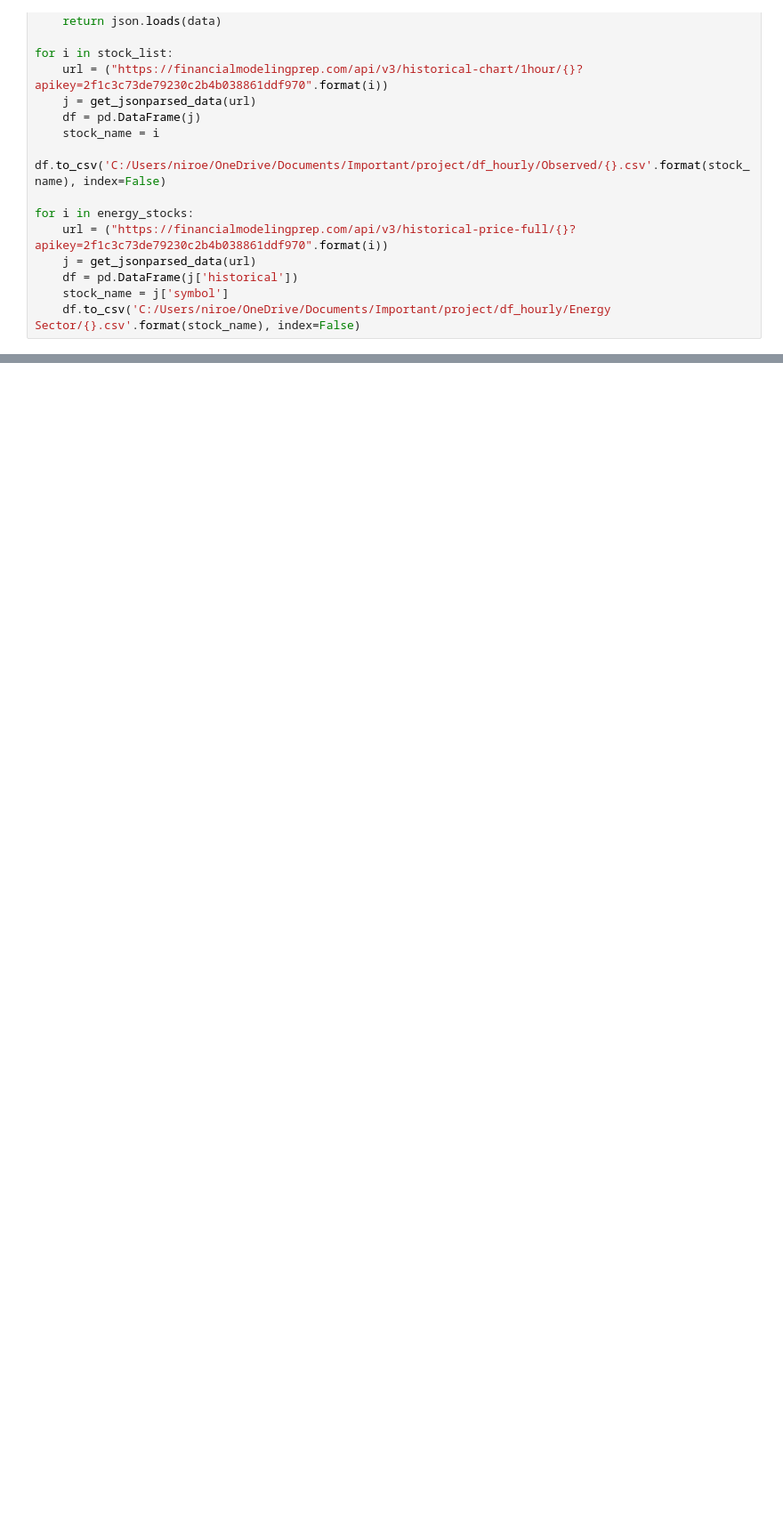
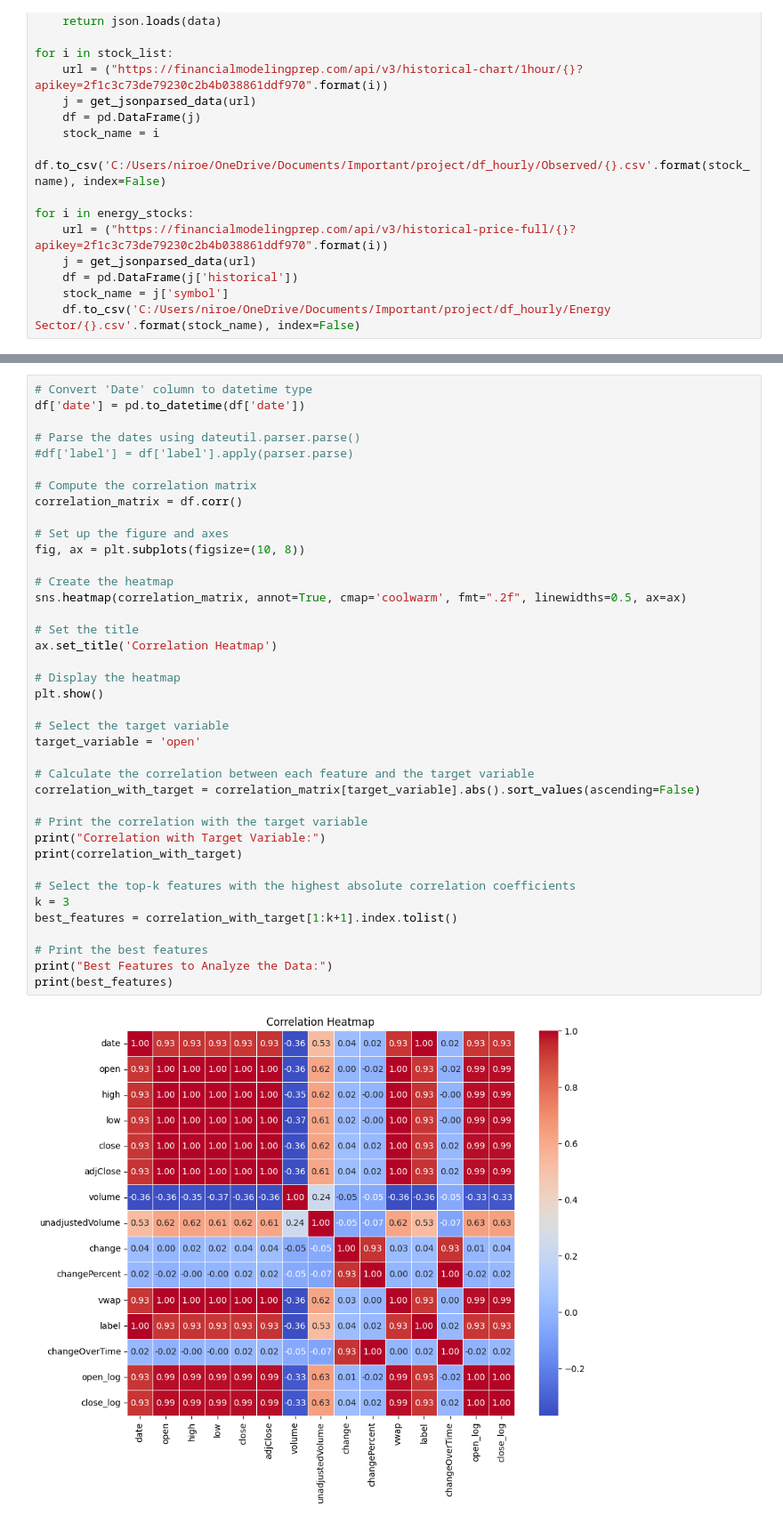
Before and after one commit to GiladShappir/High-Tech-for-science-project, a Jupyter notebook: code/creating the data.ipynb, the cells around one changed output, grey strips where cells are left out. Shown at 89% size. Saved outputs shown, nothing was run; the diff lists cells and outputs as text; blank space fills up the shorter version.

```diff
--- a/code/creating the data.ipynb
+++ b/code/creating the data.ipynb
@@ -90,0 +193,41 @@ for i in energy_stocks:
+# %%
+# Convert 'Date' column to datetime type
+df['date'] = pd.to_datetime(df['date'])
+
+# Parse the dates using dateutil.parser.parse()
+#df['label'] = df['label'].apply(parser.parse)
+
+# Compute the correlation matrix
+correlation_matrix = df.corr()
+
+# Set up the figure and axes
+fig, ax = plt.subplots(figsize=(10, 8))
+
+# Create the heatmap
+sns.heatmap(correlation_matrix, annot=True, cmap='coolwarm', fmt=".2f", linewidths=0.5, ax=ax)
+
+# Set the title
+ax.set_title('Correlation Heatmap')
+
+# Display the heatmap
+plt.show()
+
+# Select the target variable
+target_variable = 'open'
+
+# Calculate the correlation between each feature and the target variable
+correlation_with_target = correlation_matrix[target_variable].abs().sort_values(ascending=False)
+
+# Print the correlation with the target variable
+print("Correlation with Target Variable:")
+print(correlation_with_target)
+
+# Select the top-k features with the highest absolute correlation coefficients
+k = 3
+best_features = correlation_with_target[1:k+1].index.tolist()
+
+# Print the best features
+print("Best Features to Analyze the Data:")
+print(best_features)
+# %% [output]
+[figure, added]
```
Also changed, not shown: parts of 21 cells of this notebook.
